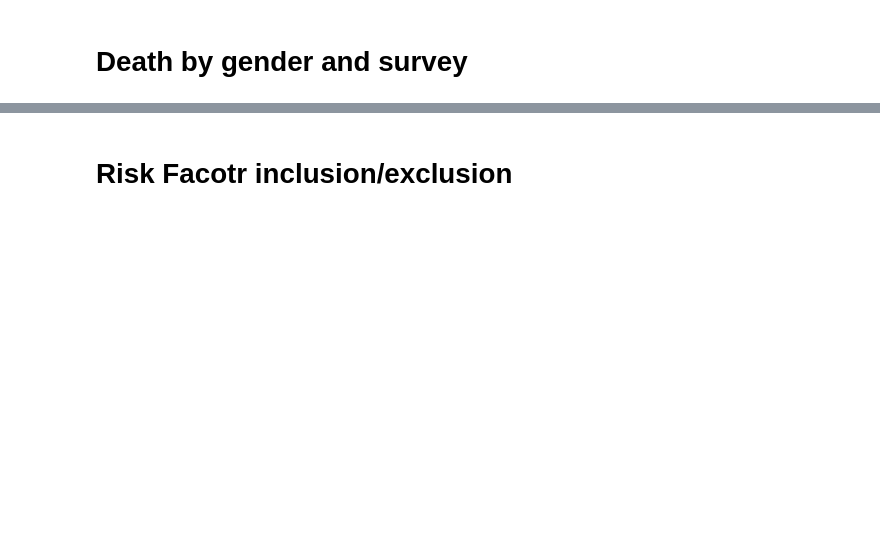
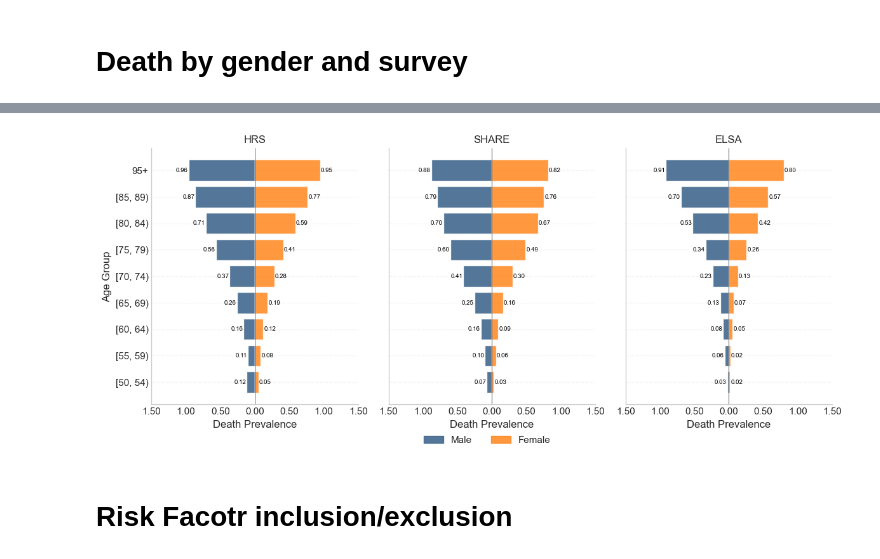
Before and after one commit to vallerrr/Mortality_prediction_cross_countries, a Jupyter notebook: data_inspection.ipynb, the cells around one changed output, grey strips where cells are left out. Cells and saved outputs as stored; diff of their text form; code cells hidden in the pictures; blank space fills up the shorter version.

```diff
--- a/data_inspection.ipynb
+++ b/data_inspection.ipynb
@@ -104,0 +167,99 @@ plt.savefig('graphs/data_description/age_distribution_with_death.pdf')
+# %%
+
+import pandas as pd
+import matplotlib.pyplot as plt
+import matplotlib.patches as mpatches
+
+# Define color scheme
+colors = {'blue': '#41678d', 'orange': '#ff7f0e'}
+
+# Set plot style
+plt.style.use('seaborn-whitegrid')
+
+# Create figure and subplots
+fig, ax = plt.subplots(1, 3, figsize=(12, 5), sharey=True, sharex=True)
+axs = ax.flatten()
+
+# Datasets to process
+datasets = ['HRS', 'SHARE', 'ELSA']
+
+for i, dataset in enumerate(datasets):
+    df = params.data_reader(dataset=dataset, source='us', bio=False)
+
+    # Bin age into 5-year groups
+    # Define custom bins and labels
+    bins = list(range(50, 95, 5)) + [150]  # extend last bin to include any age 95+
+    labels = [f"[{i}, {i+4})" for i in range(50, 90, 5)] + ["95+"]
+
+    # Apply to your DataFrame
+    df['age_group'] = pd.cut(df['age'], bins=bins, right=False, labels=labels)
+    df['age_group'] = df['age_group'].astype(str)
+
+    # Map gender
+    df['gender'] = df['maleYN'].map({1: 'Male', -1: 'Female'})
+
+    # Compute death prevalence by age group and gender
+    death_rate = df.groupby(['age_group', 'gender'], observed=True)['death'].mean().reset_index()
+
+    # Pivot to get Male and Female columns
+    pivot_df = death_rate.pivot(index='age_group', columns='gender', values='death').fillna(0)
+
+    # Sort age groups numerically
+    age_order = sorted(pivot_df.index, key=lambda x: int(x.split(",")[0].replace('+', '')) if '+' in x else int(x.split(",")[0][1:]))
+    pivot_df = pivot_df.loc[age_order]
+
+    # Mirror male values
+    pivot_df['Male'] = -pivot_df['Male']
+    alpha = 0.8
+    # Plot bars
+    bars_m = axs[i].barh(pivot_df.index, pivot_df['Male'], color=colors['blue'], label='Male',alpha=alpha+0.1)
+    bars_f = axs[i].barh(pivot_df.index, pivot_df['Female'], color=colors['orange'], label='Female',alpha=alpha)
+
+    # Annotations (absolute values)
+    for bar in bars_m:
+        width = bar.get_width()
+        if width != 0:
+            axs[i].text(width - 0.01, bar.get_y() + bar.get_height() / 2,
+                        f'{abs(width):.2f}', va='center', ha='right', color='black', fontsize=7)
+    for bar in bars_f:
+        width = bar.get_width()
+        if width != 0:
+            axs[i].text(width + 0.01, bar.get_y() + bar.get_height() / 2,
+                        f'{width:.2f}', va='center', ha='left', color='black', fontsize=7)
+
+    # Styling
+    axs[i].set_title(dataset)
+    axs[i].axvline(0, color='black', linewidth=0.5)
+    axs[i].spines['top'].set_visible(False)
+    axs[i].spines['right'].set_visible(False)
+    axs[i].grid(axis='y', linestyle='--', alpha=0.2)
+
+    axs[i].set_xlabel('Death Prevalence')
+
+# Set common y-label
+axs[0].set_ylabel('Age Group')
+
+# Format x-axis ticks to show absolute values
+xticks = axs[0].get_xticks()
+xtick_labels = [f'{abs(x):.2f}' for x in xticks]
+for ax in axs:
+    ax.set_xticks(xticks)
+    ax.set_xticklabels(xtick_labels)
+    ax.grid(axis='x', linestyle='--', alpha=0)
+
+# Add legend at the bottom
+male_patch = mpatches.Patch(color=colors['blue'], label='Male', alpha=0.9)
+female_patch = mpatches.Patch(color=colors['orange'], label='Female', alpha=alpha)
+
+fig.legend(handles=[male_patch, female_patch],
+           loc='lower center',
+           ncol=2,
+           bbox_to_anchor=(0.52, -0.04),
+           frameon=False)
+
+# Final layout
+fig.tight_layout()
+#plt.subplots_adjust(bottom=0.12)
+plt.savefig('graphs/data_description/death_pyramid_by_gender_and_age.pdf',bbox_inches='tight')
+#plt.show()
+# %% [output]
@@ -105,3 +267,4 @@ plt.savefig('graphs/data_description/age_distribution_with_death.pdf')
+[figure, added]
 # %% [markdown]
 # Risk Facotr inclusion/exclusion
 # %%
```
Also changed, not shown: parts of 8 cells of this notebook, 5 other files.
